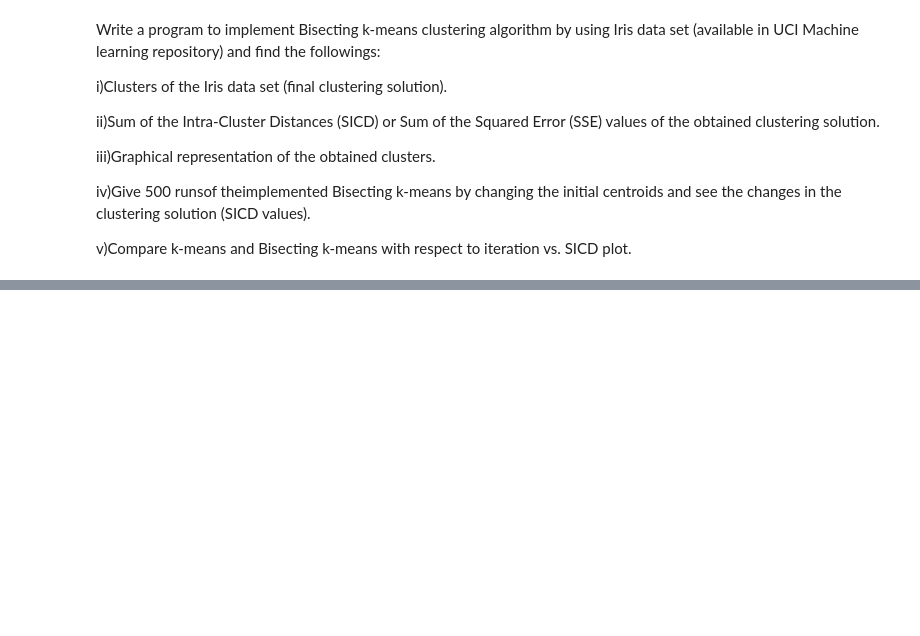
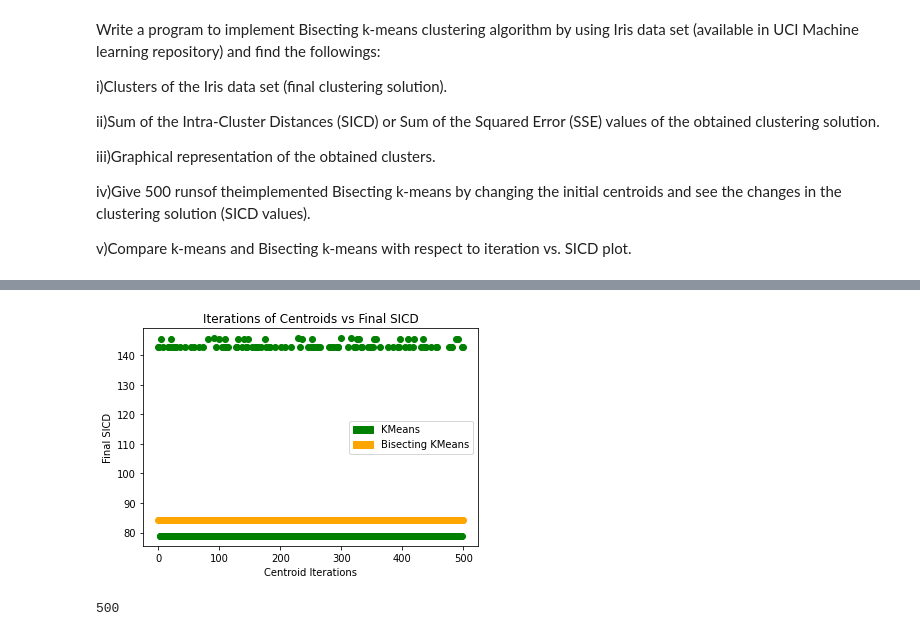
Before and after one commit to Ishan1742/data-mining, a Jupyter notebook: test.ipynb, the cells around one changed output, grey strips where cells are left out. Cells and saved outputs as stored; diff of their text form; code cells hidden in the pictures; blank space fills up the shorter version.

```diff
--- a/test.ipynb
+++ b/test.ipynb
@@ -268,0 +399,48 @@ for i in range(100):
+# %%
+for i in range(0, 100):
+    km = KMeans(3, 500)
+    centroids = X.sample(n=3)
+    km.fit(X.values, centroids.values)
+    all_sicd.append(km.sicds[-1])
+    del km
+# %%
+for i in range(0, 100):
+    km = KMeans(3, 500)
+    centroids = X.sample(n=3)
+    km.fit(X.values, centroids.values)
+    all_sicd.append(km.sicds[-1])
+    del km
+# %%
+for i in range(0, 100):
+    km = KMeans(3, 500)
+    centroids = X.sample(n=3)
+    km.fit(X.values, centroids.values)
+    all_sicd.append(km.sicds[-1])
+    del km
+# %%
+for i in range(0, 100):
+    km = KMeans(3, 500)
+    centroids = X.sample(n=3)
+    km.fit(X.values, centroids.values)
+    all_sicd.append(km.sicds[-1])
+    del km
+# %%
+import matplotlib.patches as mpatches
+
+green_patch = mpatches.Patch(color='green', label='KMeans')
+orange_patch = mpatches.Patch(color='orange', label='Bisecting KMeans')
+
+x = [i for i in range(500)]
+plt.scatter(x, all_sicd, c='green')
+plt.scatter(x, sicds, c='orange')
+plt.xlabel('Centroid Iterations')
+plt.ylabel('Final SICD')
+plt.legend(handles=[green_patch, orange_patch])
+plt.title('Iterations of Centroids vs Final SICD')
+plt.show()
+# %% [output]
+[figure, added]
+# %%
+print(len(sicds))
+# %% [output]
+500
```
Also changed, not shown: parts of 15 cells of this notebook.
